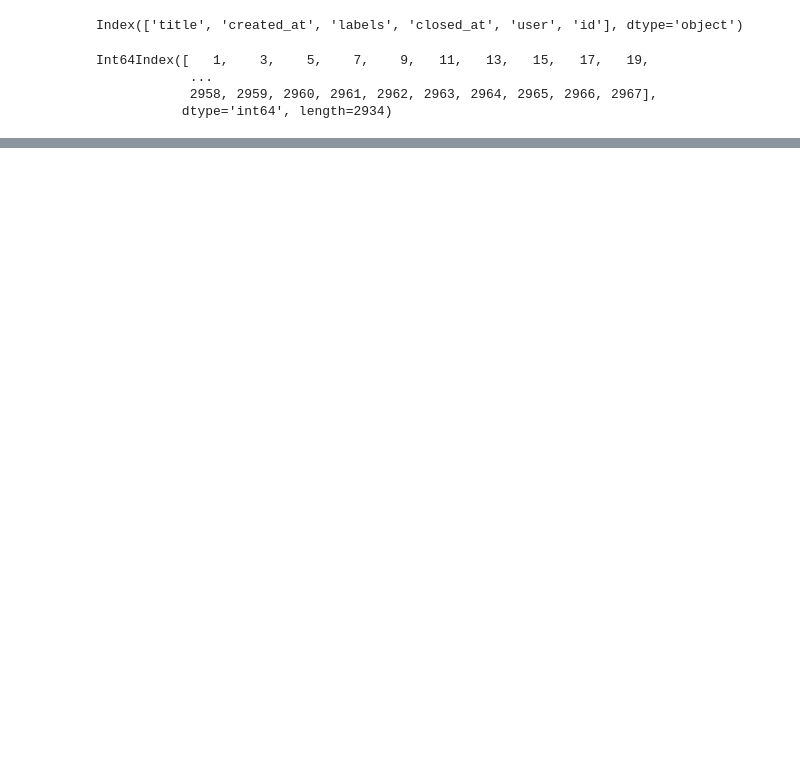
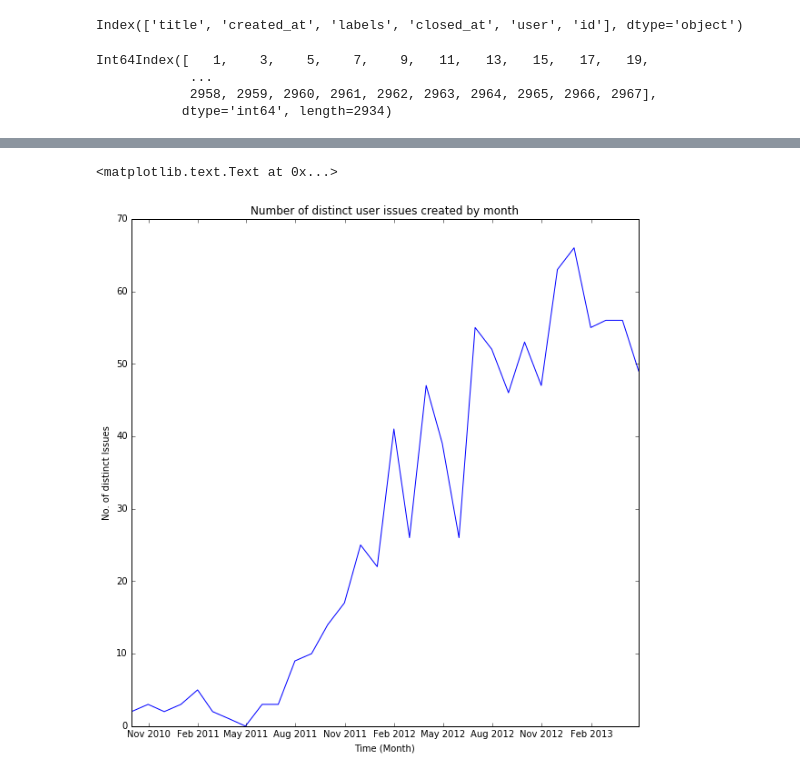
Before and after one commit to kbl4ew/Python_For_Data_Science, a Jupyter notebook: Kevin/Homework7/Homework7_Pandas.ipynb, the cells around one changed output, grey strips where cells are left out. Saved outputs shown, nothing was run; the diff lists cells and outputs as text; code cells hidden in the pictures; blank space fills up the shorter version.

```diff
--- a/Kevin/Homework7/Homework7_Pandas.ipynb
+++ b/Kevin/Homework7/Homework7_Pandas.ipynb
@@ -304,0 +240,3 @@ tmp56 = tmp5.resample('M', how='sum')
+# %%
+df4 = pd.pivot_table(df3, index = 'created_at', columns = ['user'])
+df4
@@ -304,0 +264,3 @@ tmp56 = tmp5.resample('M', how='sum')
+# %%
+df4b = df4.resample('M', how = 'count')
+df4b
@@ -304,0 +288,3 @@ tmp56 = tmp5.resample('M', how='sum')
+# %%
+df5 = df4b.apply(lambda x: x != 0)
+df5
@@ -304,0 +312,3 @@ tmp56 = tmp5.resample('M', how='sum')
+# %%
+ans4 = (df5).apply(np.sum, axis = 1)
+ans4
@@ -304,0 +333,8 @@ tmp56 = tmp5.resample('M', how='sum')
+# %%
+plt.plot(ans4)
+plt.title('Number of distinct user issues created by month')
+plt.xlabel('Time (Month)')
+plt.ylabel('No. of distinct Issues')
+# %% [output]
+<matplotlib.text.Text at 0x...>
+[figure, added]
```
Also changed, not shown: parts of 58 cells of this notebook, 1 other file.
